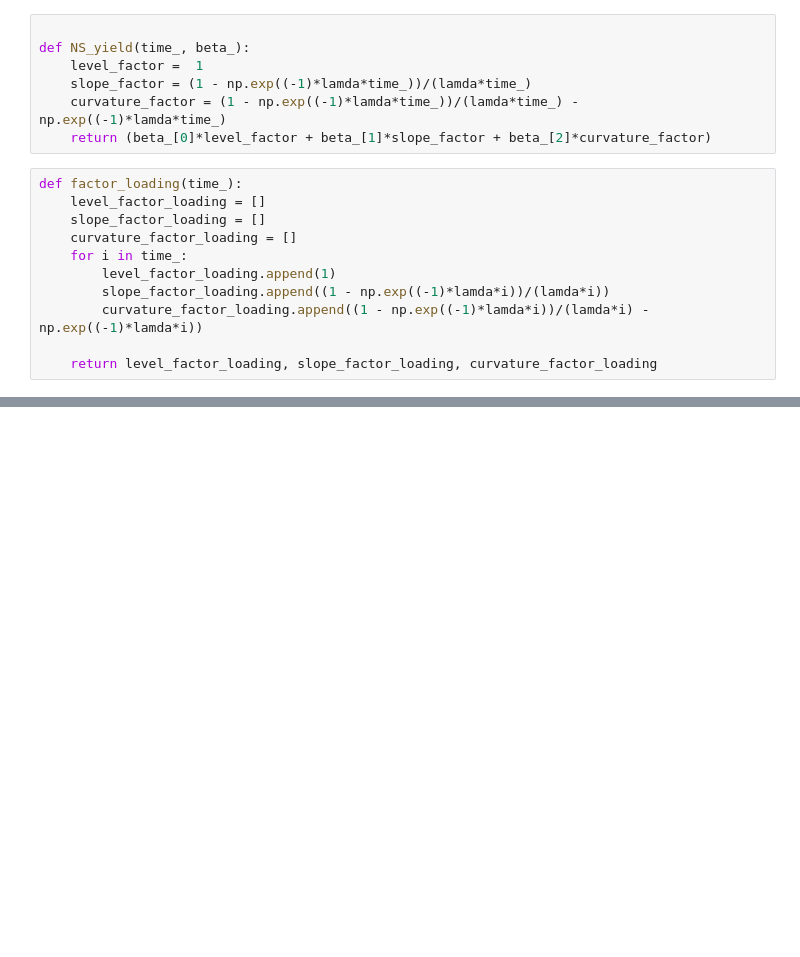
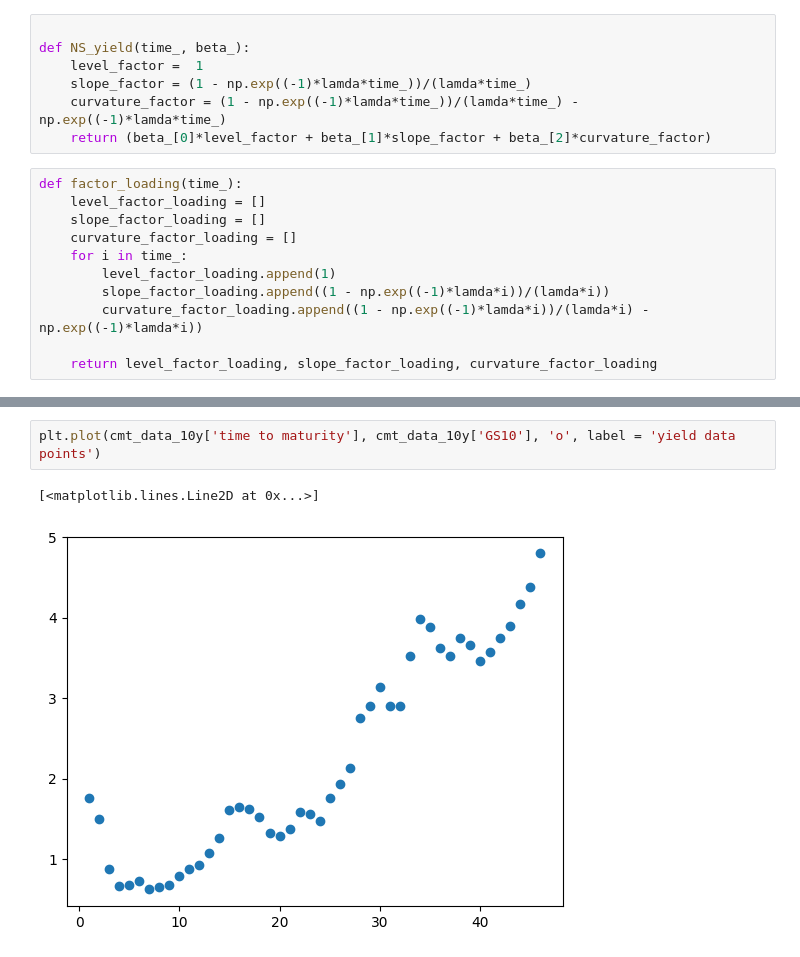
Before and after one commit to maria-aboulaala/Yeild_curve_interpolation, a Jupyter notebook: yeild_curve_interpolation.ipynb, the cells around one changed output, grey strips where cells are left out. Drawn from its saved outputs; the diff is of its cells as text; blank space fills up the shorter version.

```diff
--- a/yeild_curve_interpolation.ipynb
+++ b/yeild_curve_interpolation.ipynb
@@ -127,0 +274,5 @@ plt.show()
+# %%
+plt.plot(cmt_data_10y['time to maturity'], cmt_data_10y['GS10'], 'o', label = 'yield data points')
+# %% [output]
+[<matplotlib.lines.Line2D at 0x...>]
+[figure, added]
```
Also changed, not shown: parts of 16 cells of this notebook, 4 other files.
